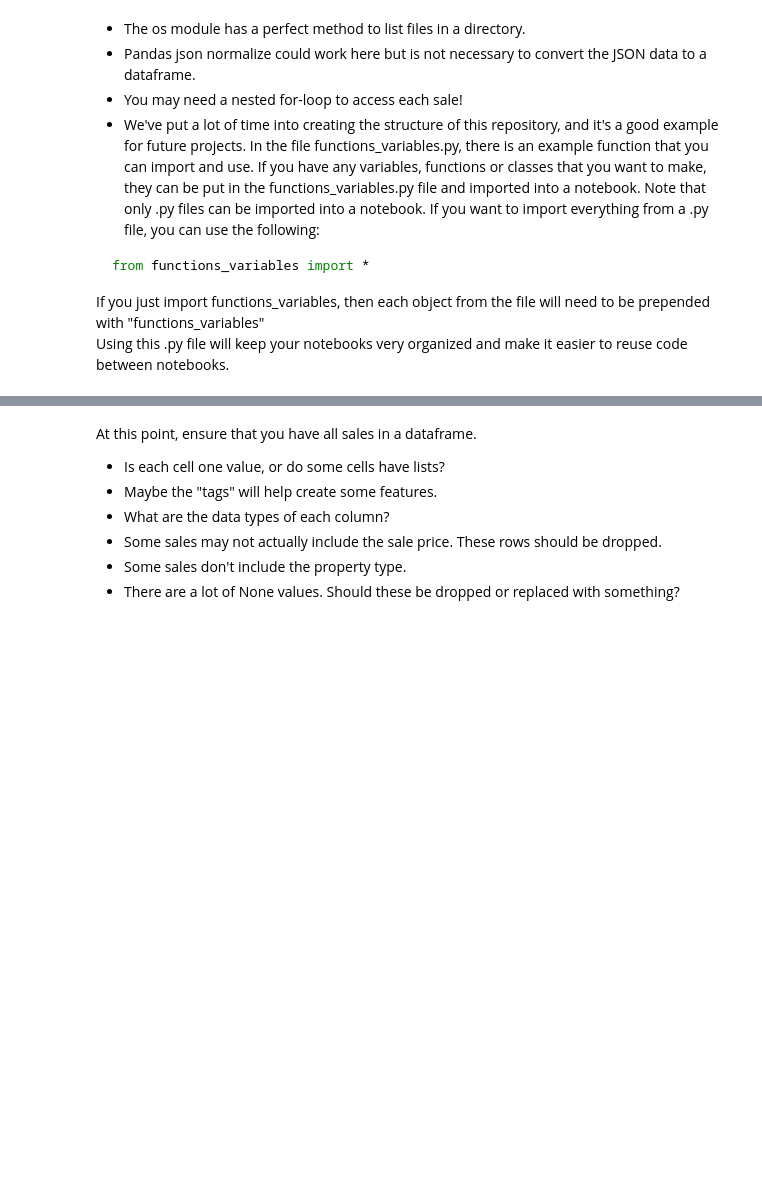
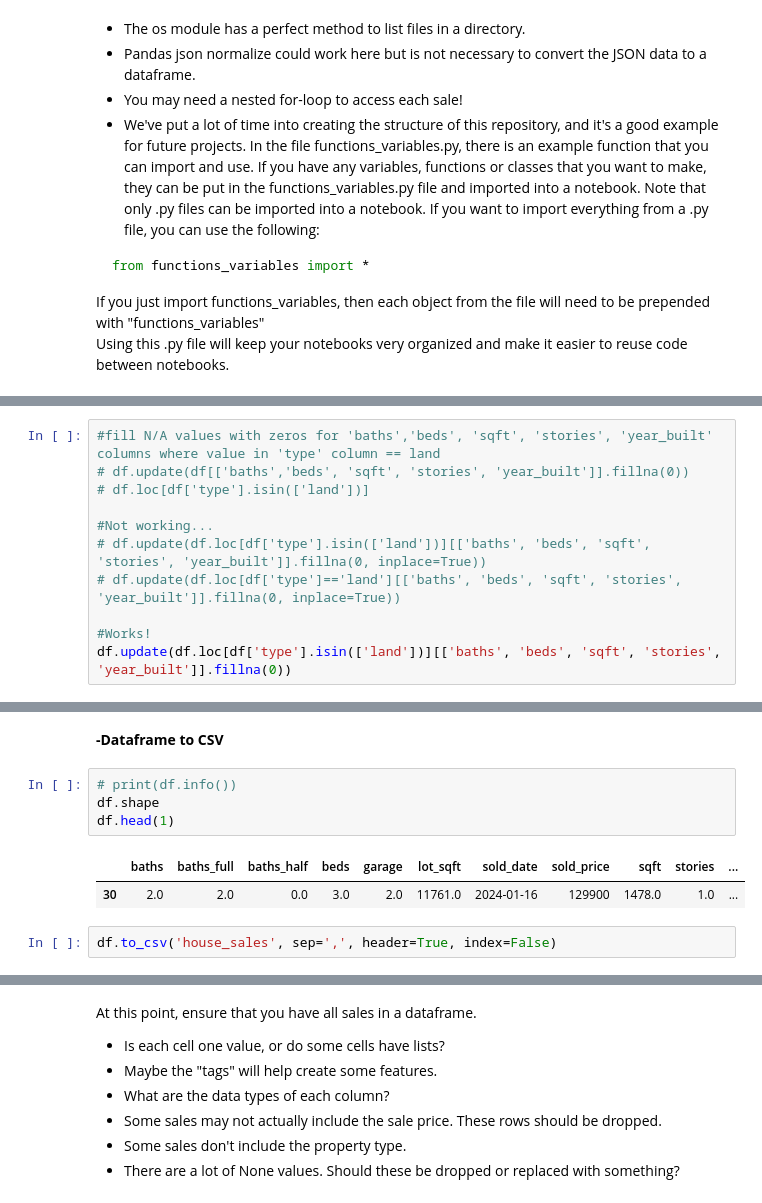
Before and after one commit to tylanoflynn/supervised_learning, a Jupyter notebook: notebooks/EDA.ipynb, the cells around one changed output, grey strips where cells are left out. Drawn from its saved outputs; the diff is of its cells as text; blank space fills up the shorter version.

```diff
--- a/notebooks/EDA.ipynb
+++ b/notebooks/EDA.ipynb
@@ -95,0 +327,11 @@ NameError: name 'binarized' is not defined
+# %%
+#fill N/A values with zeros for 'baths','beds', 'sqft', 'stories', 'year_built' columns where value in 'type' column == land
+# df.update(df[['baths','beds', 'sqft', 'stories', 'year_built']].fillna(0))
+# df.loc[df['type'].isin(['land'])]
+
+#Not working...
+# df.update(df.loc[df['type'].isin(['land'])][['baths', 'beds', 'sqft', 'stories', 'year_built']].fillna(0, inplace=True))
+# df.update(df.loc[df['type']=='land'][['baths', 'beds', 'sqft', 'stories', 'year_built']].fillna(0, inplace=True))
+
+#Works!
+df.update(df.loc[df['type'].isin(['land'])][['baths', 'beds', 'sqft', 'stories', 'year_built']].fillna(0))
@@ -95,0 +360,11 @@ NameError: name 'binarized' is not defined
+# %% [markdown]
+**-Dataframe to CSV**
+# %%
+# print(df.info())
+df.shape
+df.head(1)
+# %% [output]
+|  | baths | baths_full | baths_half | beds | garage | lot_sqft | sold_date | sold_price | sqft | stories | ... |
+| 30 | 2.0 | 2.0 | 0.0 | 3.0 | 2.0 | 11761.0 | 2024-01-16 | 129900 | 1478.0 | 1.0 | ... |
+# %%
+df.to_csv('house_sales', sep=',', header=True, index=False)
```
Also changed, not shown: parts of 56 cells of this notebook.
